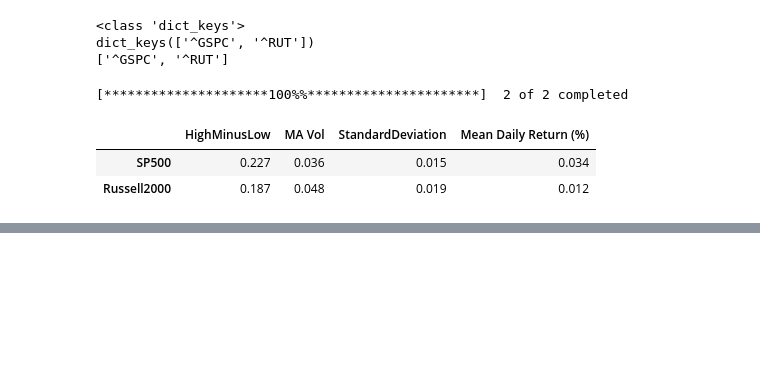
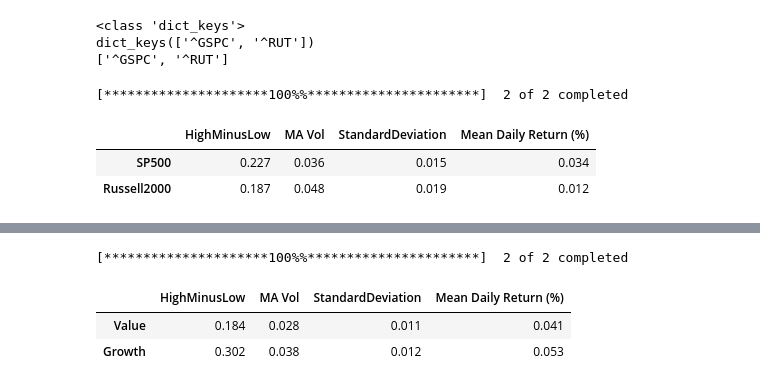
Before and after one commit to adevrent/wqu_mscfe, a Jupyter notebook: Financial Data/M2/L2.ipynb, the cells around one changed output, grey strips where cells are left out. Cells and saved outputs as stored; diff of their text form; code cells hidden in the pictures; blank space fills up the shorter version.

```diff
--- a/Financial Data/M2/L2.ipynb
+++ b/Financial Data/M2/L2.ipynb
@@ -215,0 +231,9 @@ investCompare(
+# %%
+investCompare(
+    datetime.date(2010, 1, 1), datetime.date.today(), {"VUG": "Growth", "VTV": "Value"}
+)
+# %% [output]
+[*********************100%%**********************]  2 of 2 completed
+|  | HighMinusLow | MA Vol | StandardDeviation | Mean Daily Return (%) |
+| Value | 0.184 | 0.028 | 0.011 | 0.041 |
+| Growth | 0.302 | 0.038 | 0.012 | 0.053 |
```
Also changed, not shown: parts of 4 cells of this notebook, 1 other file.
